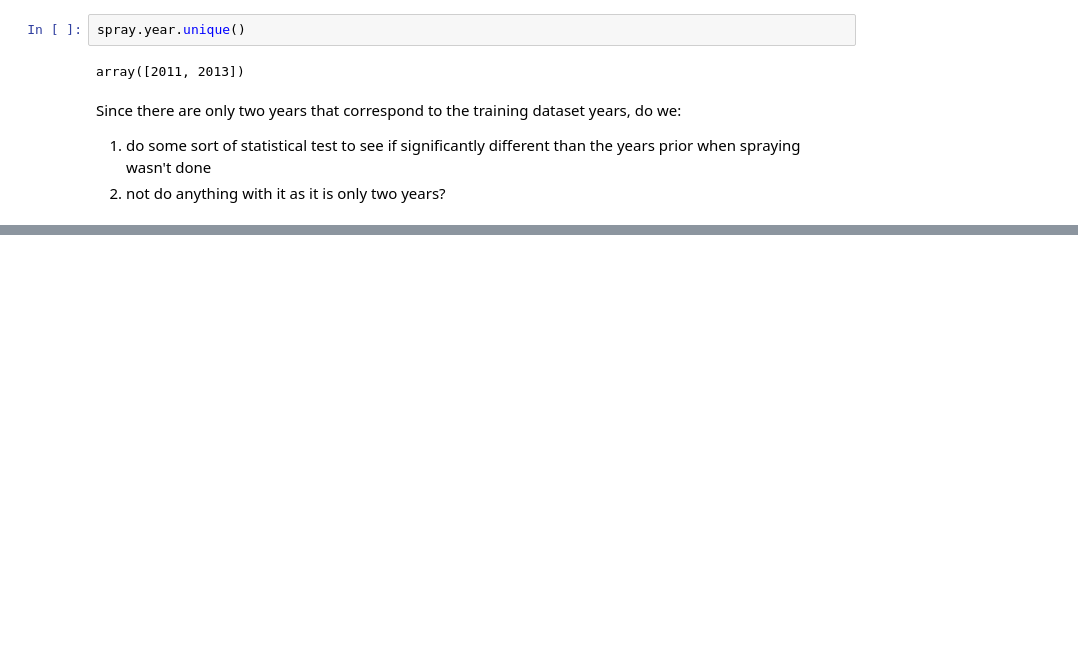
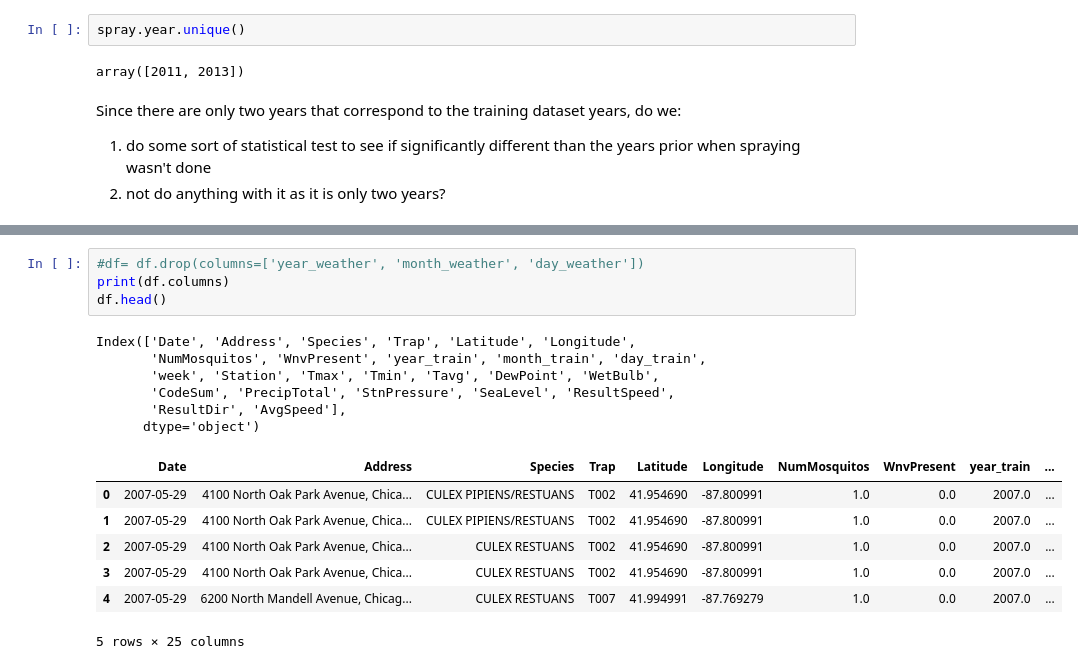
Before and after one commit to annapfenner/Predicting-the-West-Nile-virus, a Jupyter notebook: Capstone Project 2 - Data Wrangling.ipynb, the cells around one changed output, grey strips where cells are left out. Drawn from its saved outputs; the diff is of its cells as text; blank space fills up the shorter version.

```diff
--- a/Capstone Project 2 - Data Wrangling.ipynb
+++ b/Capstone Project 2 - Data Wrangling.ipynb
@@ -464,0 +479,18 @@ Since there are only two years that correspond to the training dataset years, do
+# %%
+#df= df.drop(columns=['year_weather', 'month_weather', 'day_weather'])
+print(df.columns)
+df.head()
+# %% [output]
+Index(['Date', 'Address', 'Species', 'Trap', 'Latitude', 'Longitude',
+       'NumMosquitos', 'WnvPresent', 'year_train', 'month_train', 'day_train',
+       'week', 'Station', 'Tmax', 'Tmin', 'Tavg', 'DewPoint', 'WetBulb',
+       'CodeSum', 'PrecipTotal', 'StnPressure', 'SeaLevel', 'ResultSpeed',
+       'ResultDir', 'AvgSpeed'],
+      dtype='object')
+|  | Date | Address | Species | Trap | Latitude | Longitude | NumMosquitos | WnvPresent | year_train | ... |
+| 0 | 2007-05-29 | 4100 North Oak Park Avenue, Chica... | CULEX PIPIENS/RESTUANS | T002 | 41.954690 | -87.800991 | 1.0 | 0.0 | 2007.0 | ... |
+| 1 | 2007-05-29 | 4100 North Oak Park Avenue, Chica... | CULEX PIPIENS/RESTUANS | T002 | 41.954690 | -87.800991 | 1.0 | 0.0 | 2007.0 | ... |
+| 2 | 2007-05-29 | 4100 North Oak Park Avenue, Chica... | CULEX RESTUANS | T002 | 41.954690 | -87.800991 | 1.0 | 0.0 | 2007.0 | ... |
+| 3 | 2007-05-29 | 4100 North Oak Park Avenue, Chica... | CULEX RESTUANS | T002 | 41.954690 | -87.800991 | 1.0 | 0.0 | 2007.0 | ... |
+| 4 | 2007-05-29 | 6200 North Mandell Avenue, Chicag... | CULEX RESTUANS | T007 | 41.994991 | -87.769279 | 1.0 | 0.0 | 2007.0 | ... |
+5 rows × 25 columns
```
Also changed, not shown: parts of 6 cells of this notebook.
